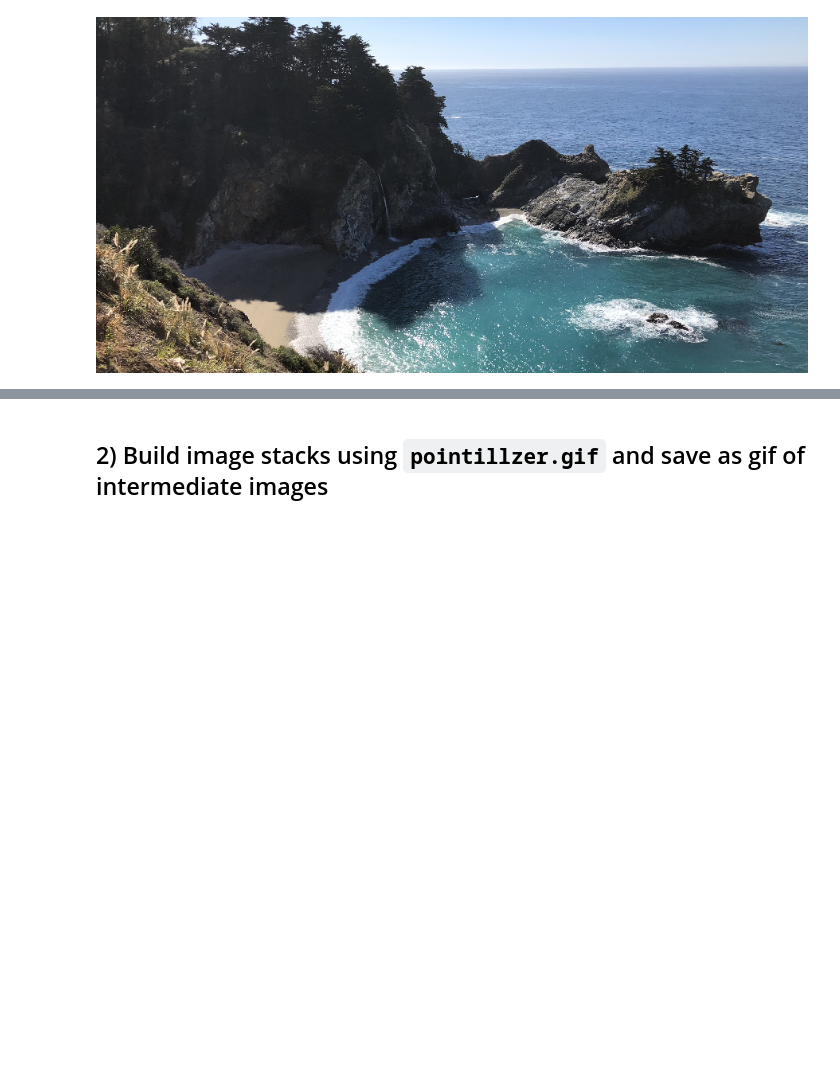
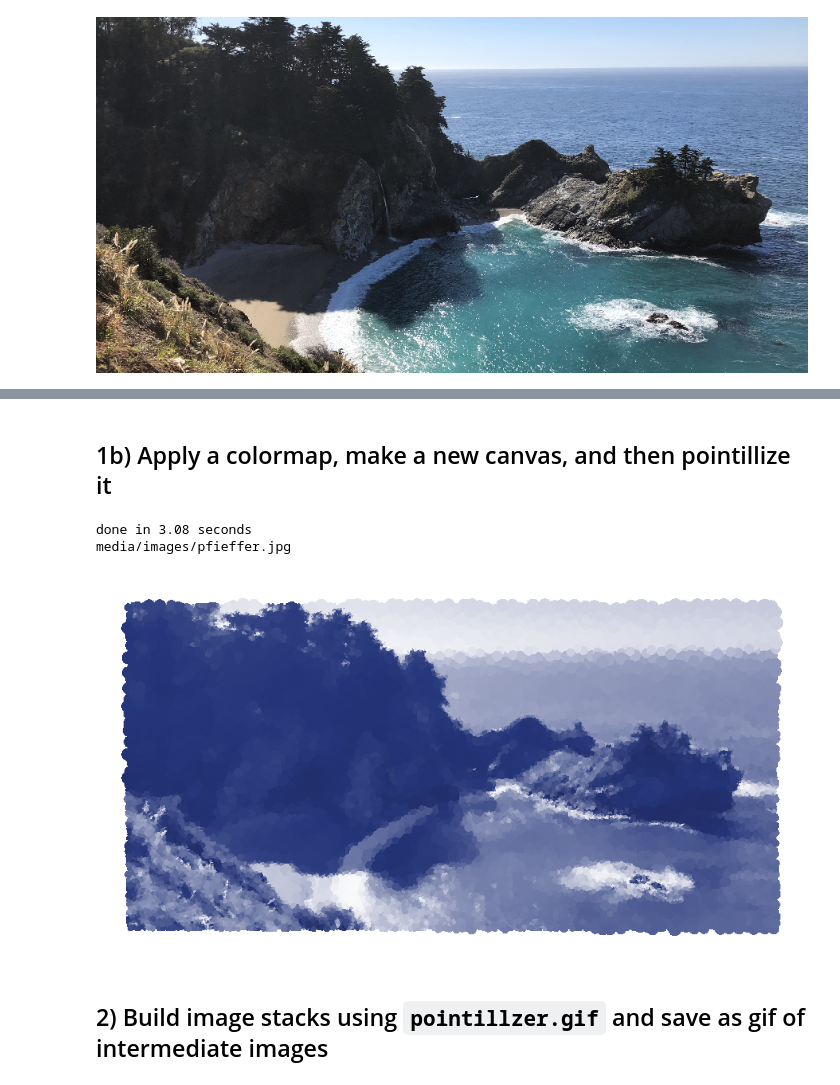
Before and after one commit to tsennott/pointillism, a Jupyter notebook: Pointillism Example Usage.ipynb, the cells around one changed output, grey strips where cells are left out. Cells and saved outputs as stored; diff of their text form; code cells hidden in the pictures; blank space fills up the shorter version.

Commit message:
added colormapping feature

```diff
--- a/Pointillism Example Usage.ipynb
+++ b/Pointillism Example Usage.ipynb
@@ -49,3 +49,19 @@ media/images/pfieffer.jpg
+# %% [markdown]
+## 1b) Apply a colormap, make a new canvas, and then pointillize it
+# %%
+# Apply a colormap
+point.colormap('cyanotype')
+
+# Reset output canvas
+point._newImage(border=100)
+
+# Make and display
+point.make('fine')
+point.display()
+# %% [output]
+done in 3.08 seconds
+media/images/pfieffer.jpg
+[figure, added]
 # %% [markdown]
 ## 2) Build image stacks using `pointillzer.gif` and save as gif of intermediate images
 # %%
```
Also changed, not shown: parts of 10 cells of this notebook, 8 other files.
